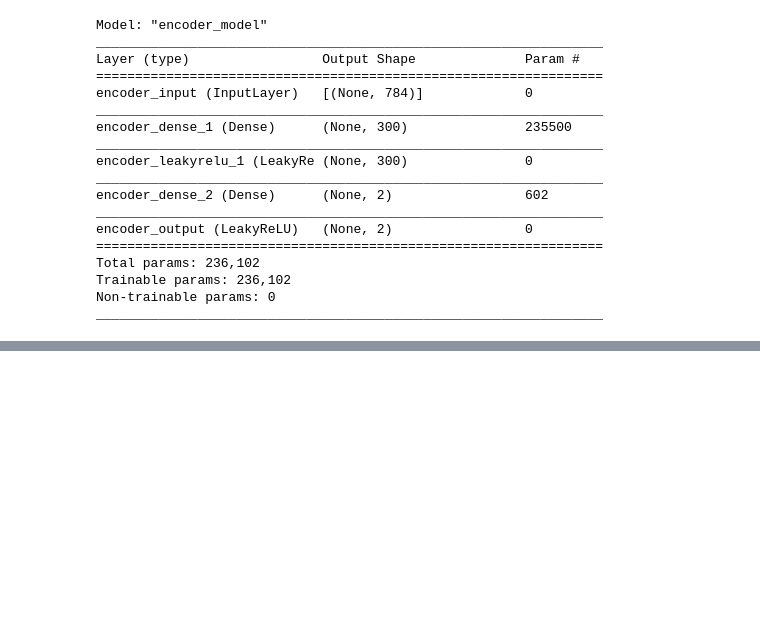
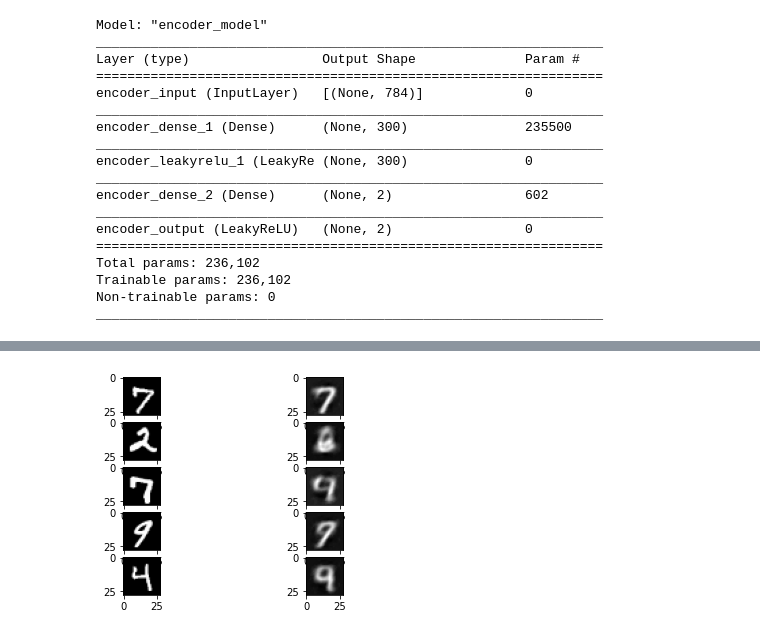
Before and after one commit to ahmedabdelhameed/TensorFlow, a Jupyter notebook: Vanilla_Autoencoder_MNIST.ipynb, the cells around one changed output, grey strips where cells are left out. Drawn from its saved outputs; the diff is of its cells as text; code cells hidden in the pictures; blank space fills up the shorter version.

```diff
--- a/Vanilla_Autoencoder_MNIST.ipynb
+++ b/Vanilla_Autoencoder_MNIST.ipynb
@@ -140,0 +85,8 @@ TypeError: ignored
+# %%
+# Building the autoencoder
+ae_input = Input(shape=(784), name="autoencoder_input")
+ae_encoder_output = encoder(ae_input)
+ae_decoder_output = decoder(ae_encoder_output)
+
+ae = Model(ae_input, ae_decoder_output, name="autoencoder_model")
+ae.summary()
@@ -141,7 +108,6 @@ TypeError: ignored
+# %%
+# Compiling the AE model
+ae.compile(loss="mse", optimizer=Adam(0.0005))
 # %%
-vae.fit(x_train, x_train,
-shuffle=True,
-epochs=nb_epoch,
-batch_size=batch_size,
-validation_data=(x_test, x_test),verbose=1)
+ae.fit(x_train, x_train, epochs=30, batch_size=256, shuffle=True, validation_data=(x_test, x_test))
 # %% [output]
@@ -152,0 +132,16 @@ TypeError: ignored
+# %%
+encoded_images = encoder.predict(x_train)
+decoded_images = decoder.predict(encoded_images)
+
+decoded_images = np.reshape(decoded_images, newshape=(decoded_images.shape[0], 28, 28))
+# %%
+num_images_to_show = 5
+for im_ind in range(num_images_to_show):
+    plot_ind = im_ind*2 + 1
+    rand_ind = np.random.randint(low=0, high=x_train.shape[0])
+    plt.subplot(num_images_to_show, 2, plot_ind)
+    plt.imshow(x_train_orig[rand_ind, :, :], cmap="gray")
+    plt.subplot(num_images_to_show, 2, plot_ind+1)
+    plt.imshow(decoded_images[rand_ind, :, :], cmap="gray")
+# %% [output]
+[figure, added]
```
Also changed, not shown: parts of 19 cells of this notebook.
